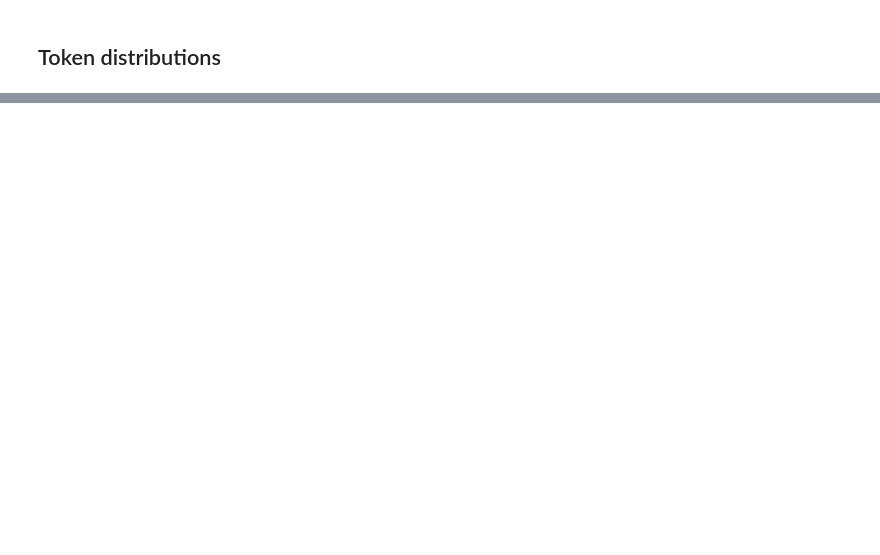
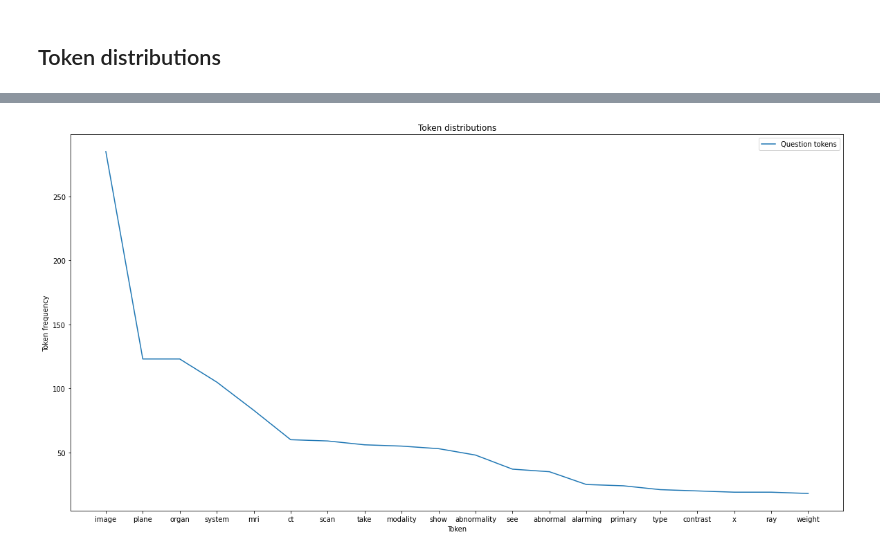
Before and after one commit to skupsala/VQA-Med-2019-project, a Jupyter notebook: notebooks/skupsala.ipynb, the cells around one changed output, grey strips where cells are left out. Saved outputs shown, nothing was run; the diff lists cells and outputs as text; code cells hidden in the pictures; blank space fills up the shorter version.

```diff
--- a/notebooks/skupsala.ipynb
+++ b/notebooks/skupsala.ipynb
@@ -59,0 +74,3 @@ fig.tight_layout(pad=1.0)
+# %%
+df['question_tokens'] = df['question'].apply(lambda q: nlp(q))
+df['answer_tokens'] = df['answer'].apply(lambda a: nlp(a))
@@ -114,0 +119,33 @@ sample_df.head(100)
+# %%
+def get_token_counters(df):
+    token_fields = ['question_tokens', 'answer_tokens']
+    counters = {}
+    for token_field in token_fields:
+        counters[f"{token_field}_counter"] = Counter()
+
+    for index, row in df.iterrows():
+        for token_field in token_fields:
+            token_processed_field = f"{token_field}_processed"
+            for token in row[token_processed_field]:
+                counters[f"{token_field}_counter"].update({token: 1})
+
+    return counters
+# %%
+counters = get_token_counters(df)
+# %%
+most_common_count = 20
+# %%
+plt.figure(figsize=(20,10))
+
+plt.title("Token distributions")
+
+(x_data, y_data) = zip(*counters['question_tokens_counter'].most_common(most_common_count))
+
+sns.lineplot(x=x_data, y=y_data, label="Question tokens")
+
+plt.ylabel('Token frequency')
+plt.xlabel('Token')
+
+pass
+# %% [output]
+[figure, added]
```
Also changed, not shown: parts of 20 cells of this notebook, 1 other file.
